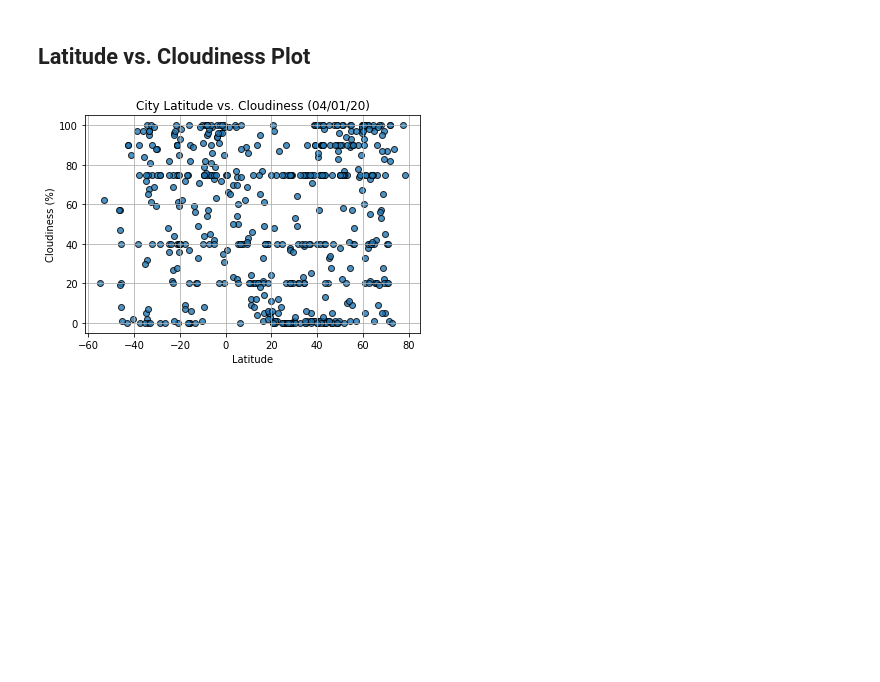
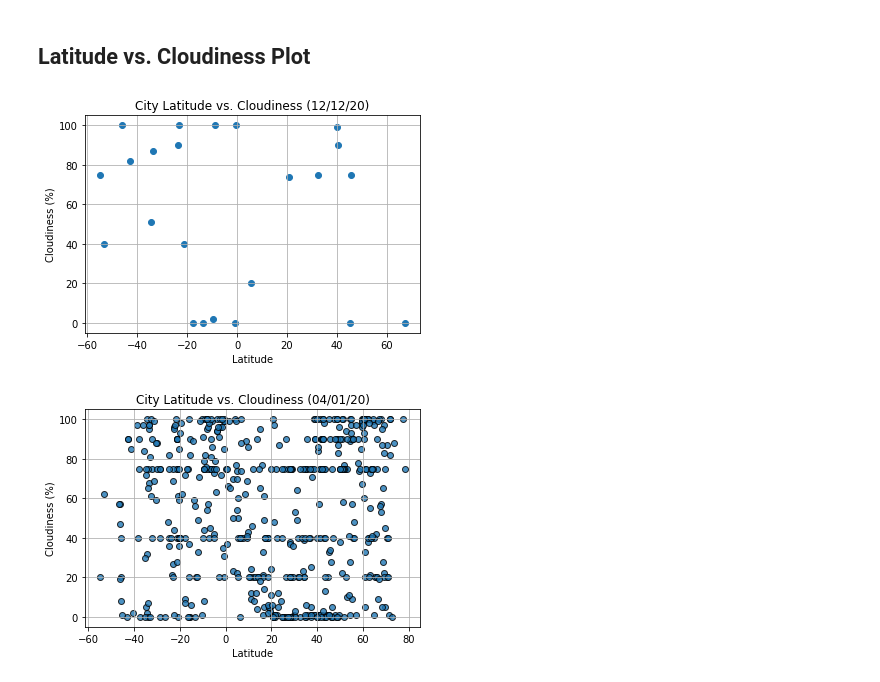
Before and after one commit to thallegacy/python-api-challenge, a Jupyter notebook: WeatherVacationPy/WeatherPy.ipynb, the cells around one changed output. Saved outputs shown, nothing was run; the diff lists cells and outputs as text; code cells hidden in the pictures; blank space fills up the shorter version.

```diff
--- a/WeatherVacationPy/WeatherPy.ipynb
+++ b/WeatherVacationPy/WeatherPy.ipynb
@@ -325,6 +342,23 @@ plt.show()
 [figure]
 # %% [markdown]
 ## Latitude vs. Cloudiness Plot
+# %%
+# Plot the data (scatter)
+plt.scatter(clean_city_data["Lat"], clean_city_data["Cloudiness"], marker="o")
+
+# Format the gragh
+plt.title(f'City Latitude vs. Cloudiness ({time.strftime("%D")})')
+plt.xlabel("Latitude")
+plt.ylabel("Cloudiness (%)")
+plt.grid(True)
+
+# Save the graph
+plt.savefig("output_data/Lat_vs_Cloudiness.png")
+
+# Display the graph
+plt.show()
+# %% [output]
+[figure, added]
 # %%
 # %% [output]
 [figure]
```
Also changed, not shown: parts of 11 cells of this notebook, 5 other files.
